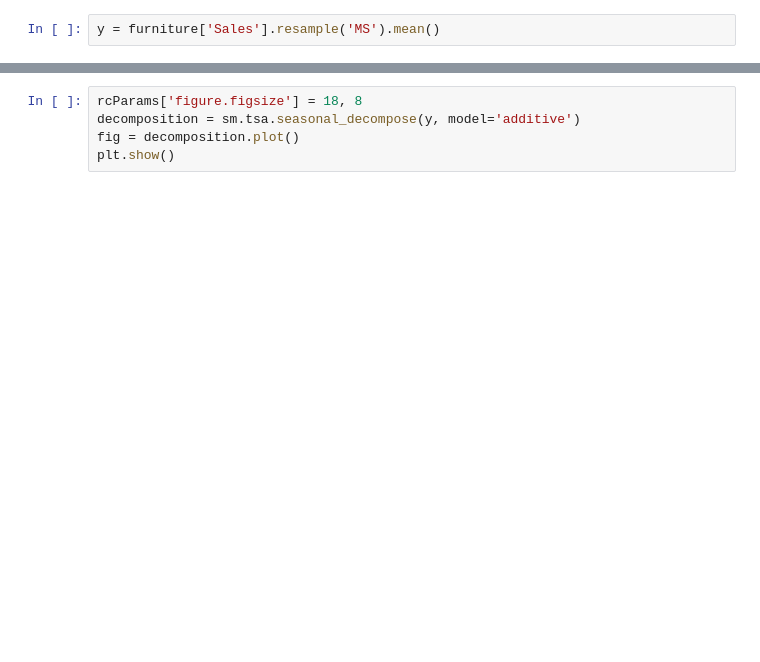
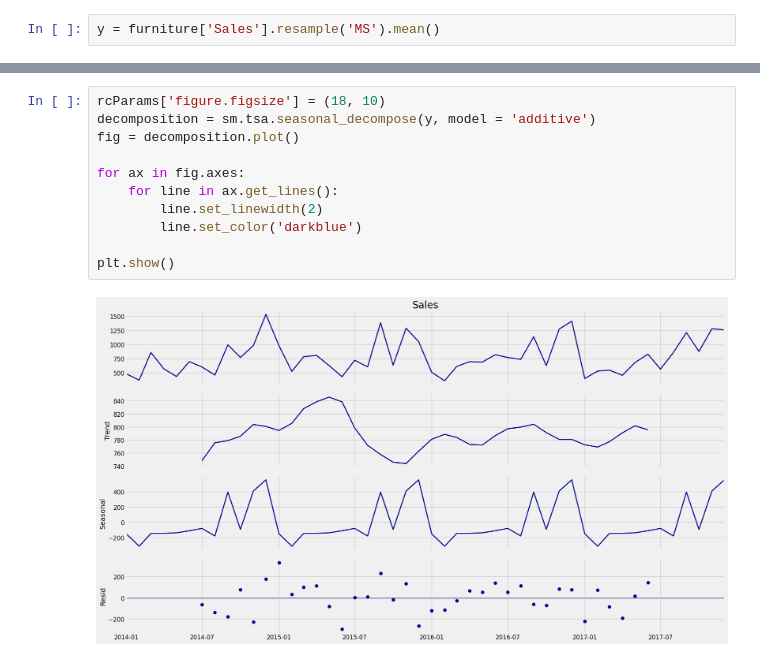
Before and after one commit to a-langlais/case_studies, a Jupyter notebook: time_series_analysis_forecasting/notebooks/time_series_forecasting.ipynb, the cells around one changed output, grey strips where cells are left out. Drawn from its saved outputs; the diff is of its cells as text; blank space fills up the shorter version.

```diff
--- a/time_series_analysis_forecasting/notebooks/time_series_forecasting.ipynb
+++ b/time_series_analysis_forecasting/notebooks/time_series_forecasting.ipynb
@@ -41,8 +76,16 @@ plt.show()
 # %%
-rcParams['figure.figsize'] = 18, 8
-decomposition = sm.tsa.seasonal_decompose(y, model='additive')
+rcParams['figure.figsize'] = (18, 10)
+decomposition = sm.tsa.seasonal_decompose(y, model = 'additive')
 fig = decomposition.plot()
+
+for ax in fig.axes:
+    for line in ax.get_lines():
+        line.set_linewidth(2)
+        line.set_color('darkblue')
+
 plt.show()
+# %% [output]
+[figure, added]
 # %%
 p = d = q = range(0, 2)
 pdq = list(itertools.product(p, d, q))
```
Also changed, not shown: parts of 22 cells of this notebook.
